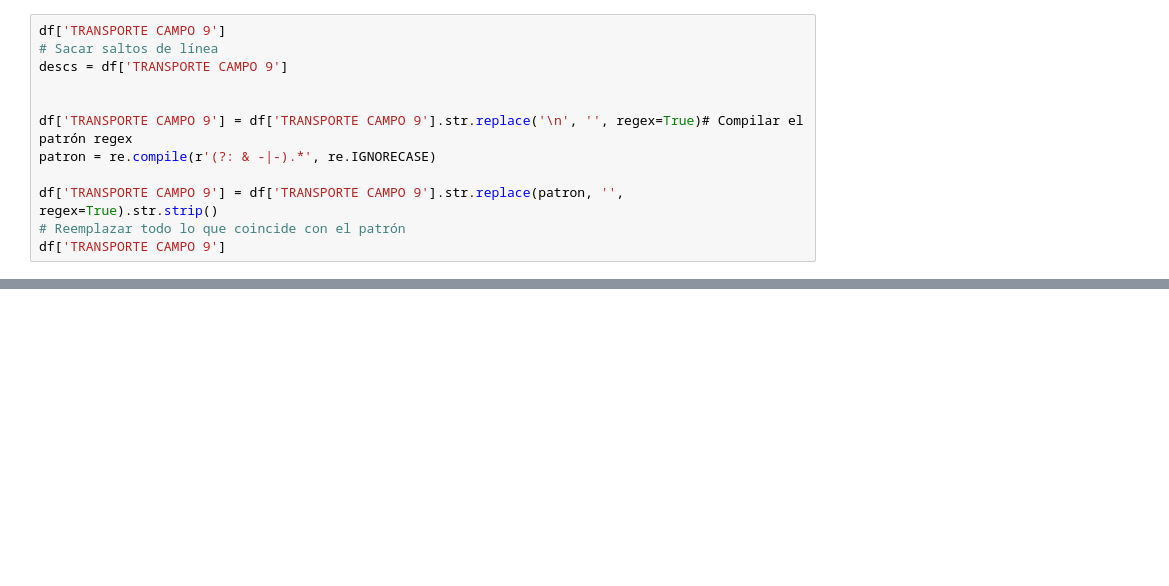
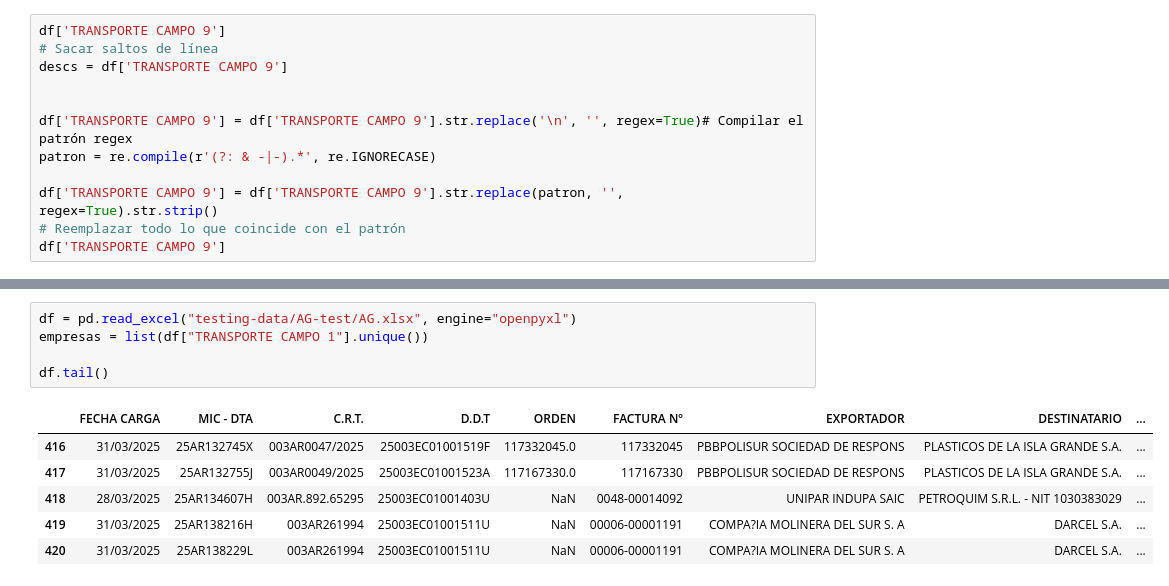
Before and after one commit to RaphaelNicaise/pdfs-to-excel, a Jupyter notebook: test-notebook.ipynb, the cells around one changed output, grey strips where cells are left out. Saved outputs shown, nothing was run; the diff lists cells and outputs as text; blank space fills up the shorter version.

```diff
--- a/test-notebook.ipynb
+++ b/test-notebook.ipynb
@@ -497,0 +498,12 @@ descs
+# %%
+df = pd.read_excel("testing-data/AG-test/AG.xlsx", engine="openpyxl")
+empresas = list(df["TRANSPORTE CAMPO 1"].unique())
+
+df.tail()
+# %% [output]
+|  | FECHA CARGA | MIC - DTA | C.R.T. | D.D.T | ORDEN | FACTURA Nº | EXPORTADOR | DESTINATARIO | ... |
+| 416 | 31/03/2025 | 25AR132745X | 003AR0047/2025 | 25003EC01001519F | 117332045.0 | 117332045 | PBBPOLISUR SOCIEDAD DE RESPONS | PLASTICOS DE LA ISLA GRANDE S.A. | ... |
+| 417 | 31/03/2025 | 25AR132755J | 003AR0049/2025 | 25003EC01001523A | 117167330.0 | 117167330 | PBBPOLISUR SOCIEDAD DE RESPONS | PLASTICOS DE LA ISLA GRANDE S.A. | ... |
+| 418 | 28/03/2025 | 25AR134607H | 003AR.892.65295 | 25003EC01001403U | NaN | 0048-00014092 | UNIPAR INDUPA SAIC | PETROQUIM S.R.L. - NIT 1030383029 | ... |
+| 419 | 31/03/2025 | 25AR138216H | 003AR261994 | 25003EC01001511U | NaN | 00006-00001191 | COMPA?IA MOLINERA DEL SUR S. A | DARCEL S.A. | ... |
+| 420 | 31/03/2025 | 25AR138229L | 003AR261994 | 25003EC01001511U | NaN | 00006-00001191 | COMPA?IA MOLINERA DEL SUR S. A | DARCEL S.A. | ... |
```
Also changed, not shown: parts of 11 cells of this notebook, 3 other files.
